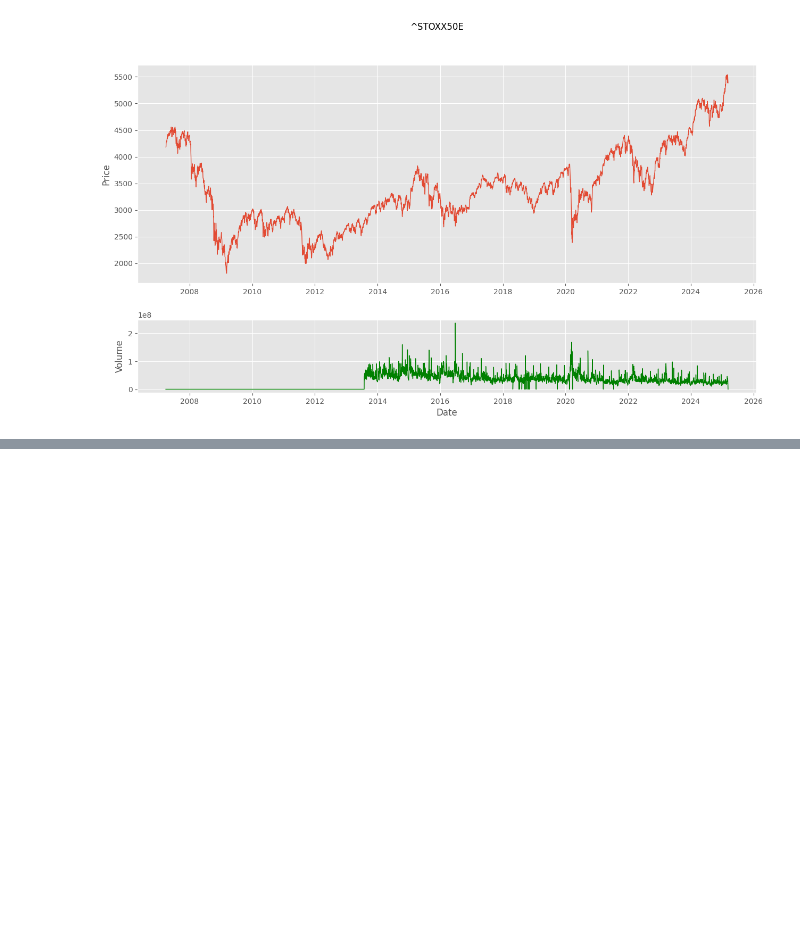
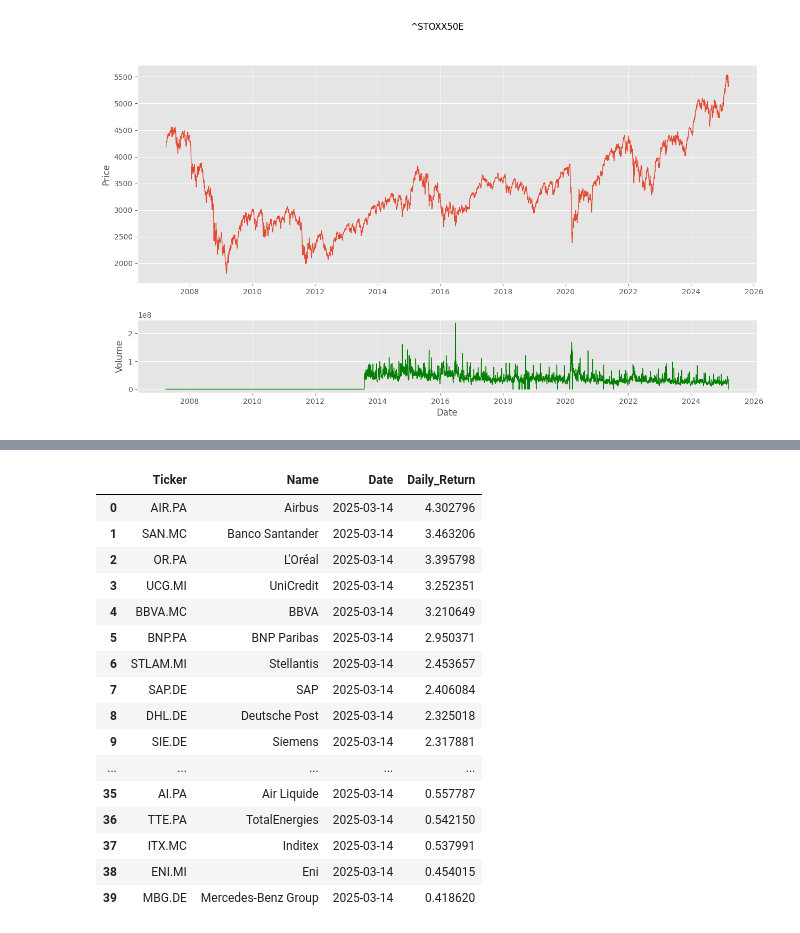
Before and after one commit to alfonrodrisimon/Stock-Market-Finance-Python, a Jupyter notebook: notebooks/Eur50-notebook.ipynb, the cells around one changed output, grey strips where cells are left out. Drawn from its saved outputs; the diff is of its cells as text; code cells hidden in the pictures; blank space fills up the shorter version.

```diff
--- a/notebooks/Eur50-notebook.ipynb
+++ b/notebooks/Eur50-notebook.ipynb
@@ -453,0 +454,32 @@ cum.sort_values(by=['Cummulative_Return'],ignore_index=True, ascending=False).he
+# %%
+# Create also table of daily returns
+list = []
+
+for stock in tqdm(index_list):
+    f = os.path.join("../input",stock)
+    df = pd.read_csv(f+".csv",index_col="Date",parse_dates=True)
+    df['Daily_Return'] = daily_return(df["Adj Close"].loc[year])
+    list.append([df.loc[year].tail(1).index.item(),stock.split('.csv')[0],df["Daily_Return"].loc[year].iloc[-1]])
+
+
+cum = pd.DataFrame(list, columns=['Date','Ticker','Daily_Return'])
+cum = wiki[['Ticker','Name']].merge(cum,on='Ticker')
+cum.sort_values(by=['Daily_Return'],ignore_index=True, ascending=False).head(40)
+# %% [output]
+|  | Ticker | Name | Date | Daily_Return |
+| 0 | AIR.PA | Airbus | 2025-03-14 | 4.302796 |
+| 1 | SAN.MC | Banco Santander | 2025-03-14 | 3.463206 |
+| 2 | OR.PA | L'Oréal | 2025-03-14 | 3.395798 |
+| 3 | UCG.MI | UniCredit | 2025-03-14 | 3.252351 |
+| 4 | BBVA.MC | BBVA | 2025-03-14 | 3.210649 |
+| 5 | BNP.PA | BNP Paribas | 2025-03-14 | 2.950371 |
+| 6 | STLAM.MI | Stellantis | 2025-03-14 | 2.453657 |
+| 7 | SAP.DE | SAP | 2025-03-14 | 2.406084 |
+| 8 | DHL.DE | Deutsche Post | 2025-03-14 | 2.325018 |
+| 9 | SIE.DE | Siemens | 2025-03-14 | 2.317881 |
+| ... | ... | ... | ... | ... |
+| 35 | AI.PA | Air Liquide | 2025-03-14 | 0.557787 |
+| 36 | TTE.PA | TotalEnergies | 2025-03-14 | 0.542150 |
+| 37 | ITX.MC | Inditex | 2025-03-14 | 0.537991 |
+| 38 | ENI.MI | Eni | 2025-03-14 | 0.454015 |
+| 39 | MBG.DE | Mercedes-Benz Group | 2025-03-14 | 0.418620 |
```
Also changed, not shown: parts of 6 cells of this notebook, 9 other files.
